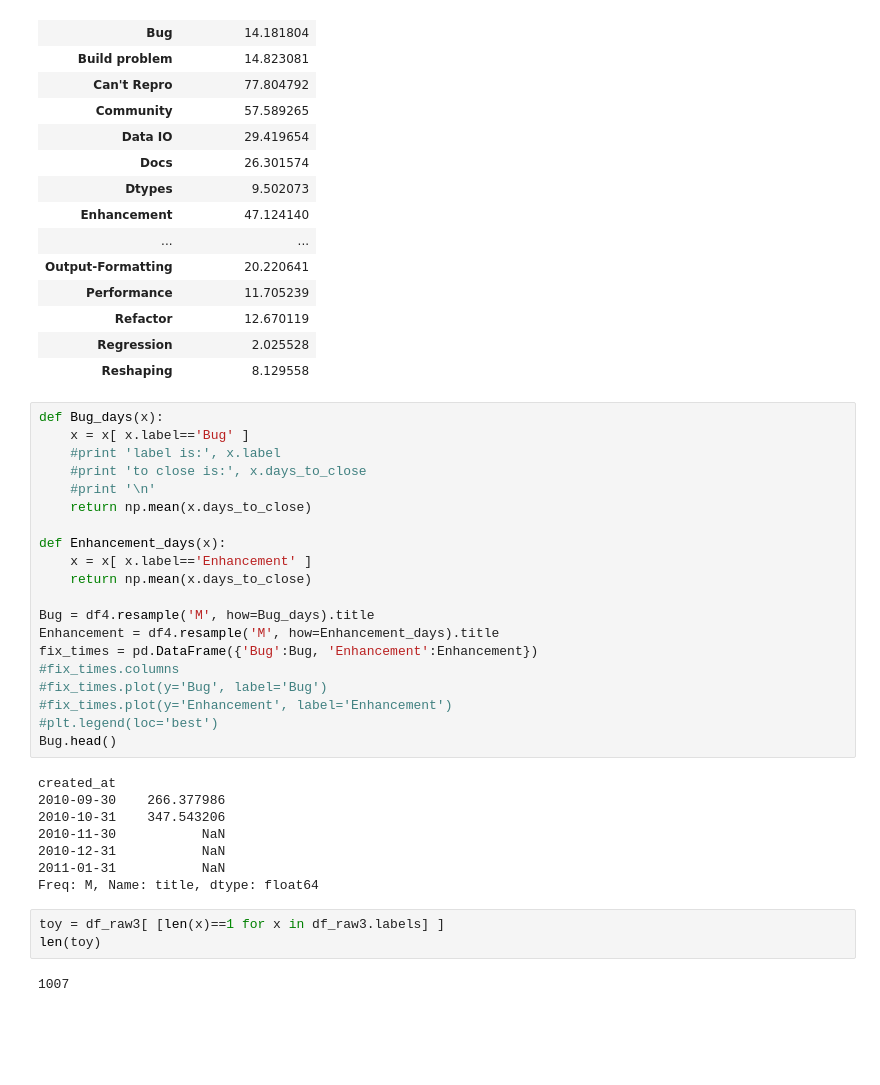
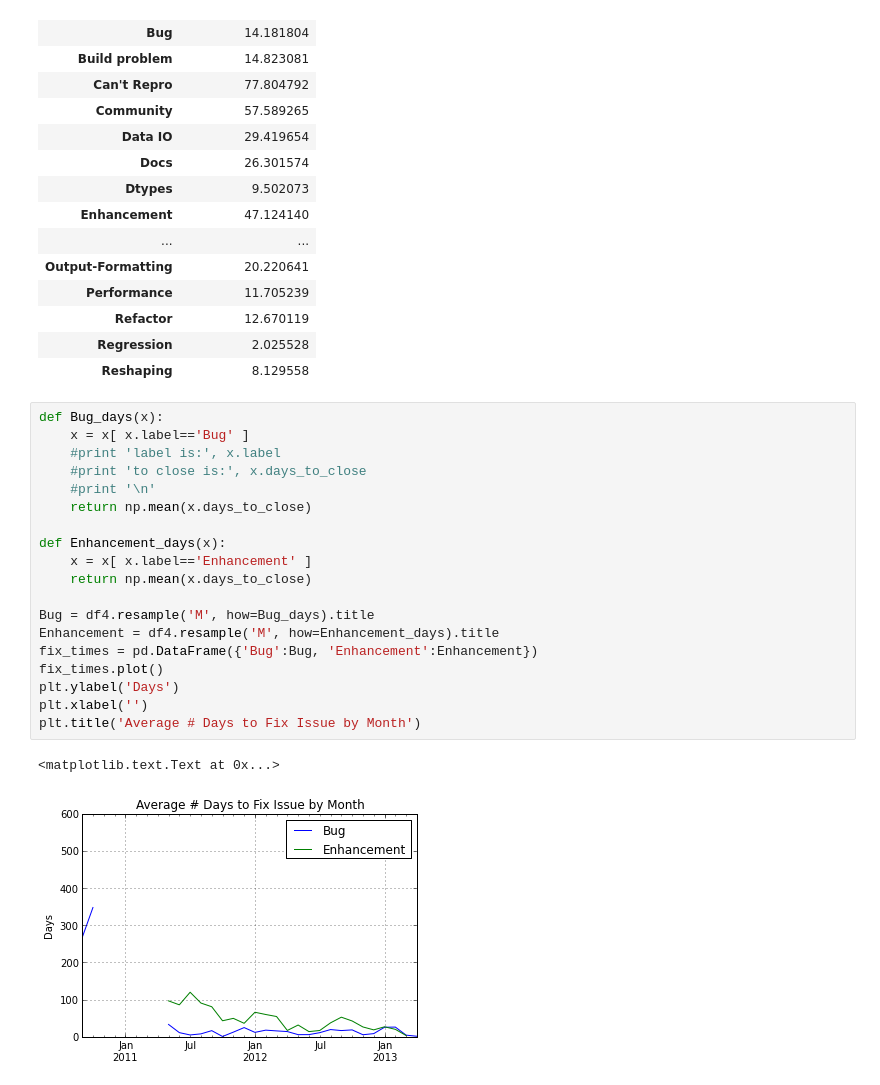
Before and after one commit to Phononic/Sean_Lubner_250HWs, a Jupyter notebook: hw7/hw7.ipynb, the cells around one changed output. Cells and saved outputs as stored; diff of their text form; blank space fills up the shorter version.

```diff
--- a/hw7/hw7.ipynb
+++ b/hw7/hw7.ipynb
@@ -293,33 +311,22 @@ avg_close_time.head(20)
 # %%
 def Bug_days(x):
     x = x[ x.label=='Bug' ]
     #print 'label is:', x.label
     #print 'to close is:', x.days_to_close
     #print '\n'
     return np.mean(x.days_to_close)
 
 def Enhancement_days(x):
     x = x[ x.label=='Enhancement' ]
     return np.mean(x.days_to_close)
 
 Bug = df4.resample('M', how=Bug_days).title
 Enhancement = df4.resample('M', how=Enhancement_days).title
 fix_times = pd.DataFrame({'Bug':Bug, 'Enhancement':Enhancement})
-#fix_times.columns
-#fix_times.plot(y='Bug', label='Bug')
-#fix_times.plot(y='Enhancement', label='Enhancement')
-#plt.legend(loc='best')
-Bug.head()
+fix_times.plot()
+plt.ylabel('Days')
+plt.xlabel('')
+plt.title('Average # Days to Fix Issue by Month')
 # %% [output]
-created_at
-2010-09-30    266.377986
-2010-10-31    347.543206
-2010-11-30           NaN
-2010-12-31           NaN
-2011-01-31           NaN
-Freq: M, Name: title, dtype: float64
+<matplotlib.text.Text at 0x...>
+[figure, added]
-# %%
-toy = df_raw3[ [len(x)==1 for x in df_raw3.labels] ]
-len(toy)
-# %% [output]
-1007
```
Also changed, not shown: parts of 4 cells of this notebook.
